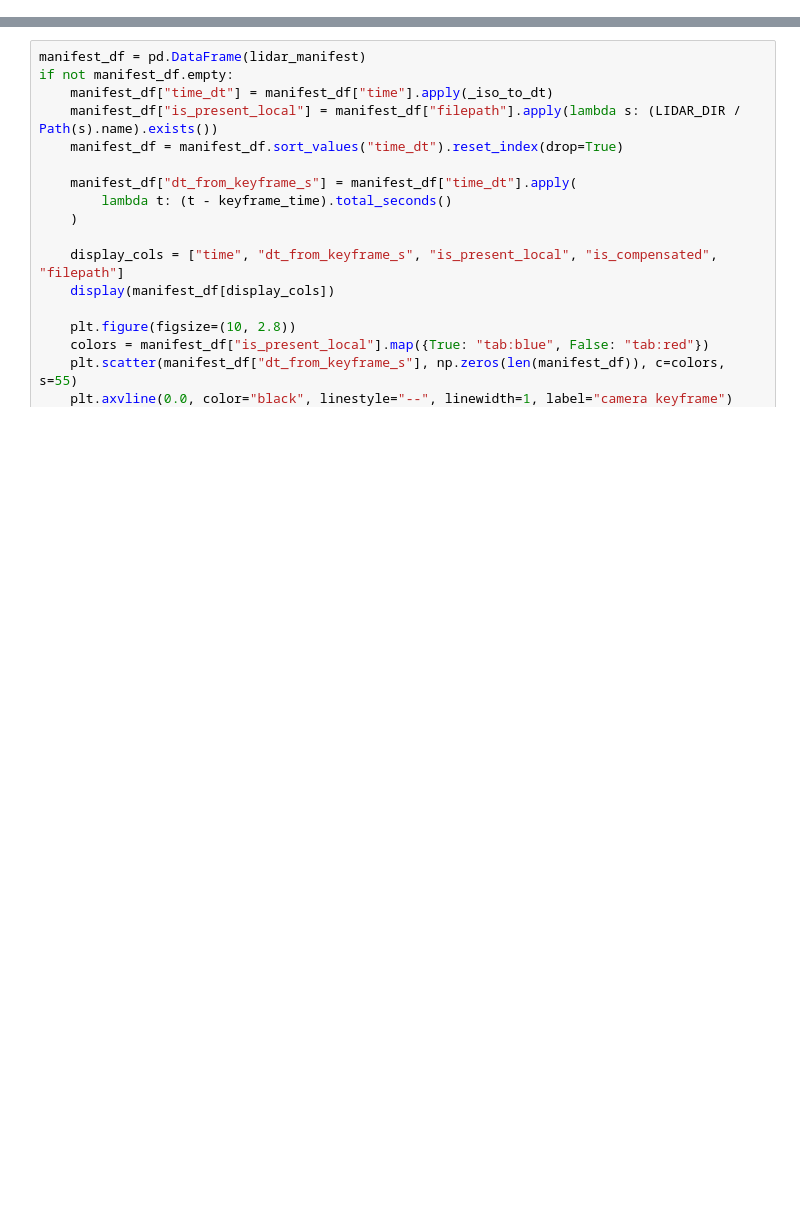
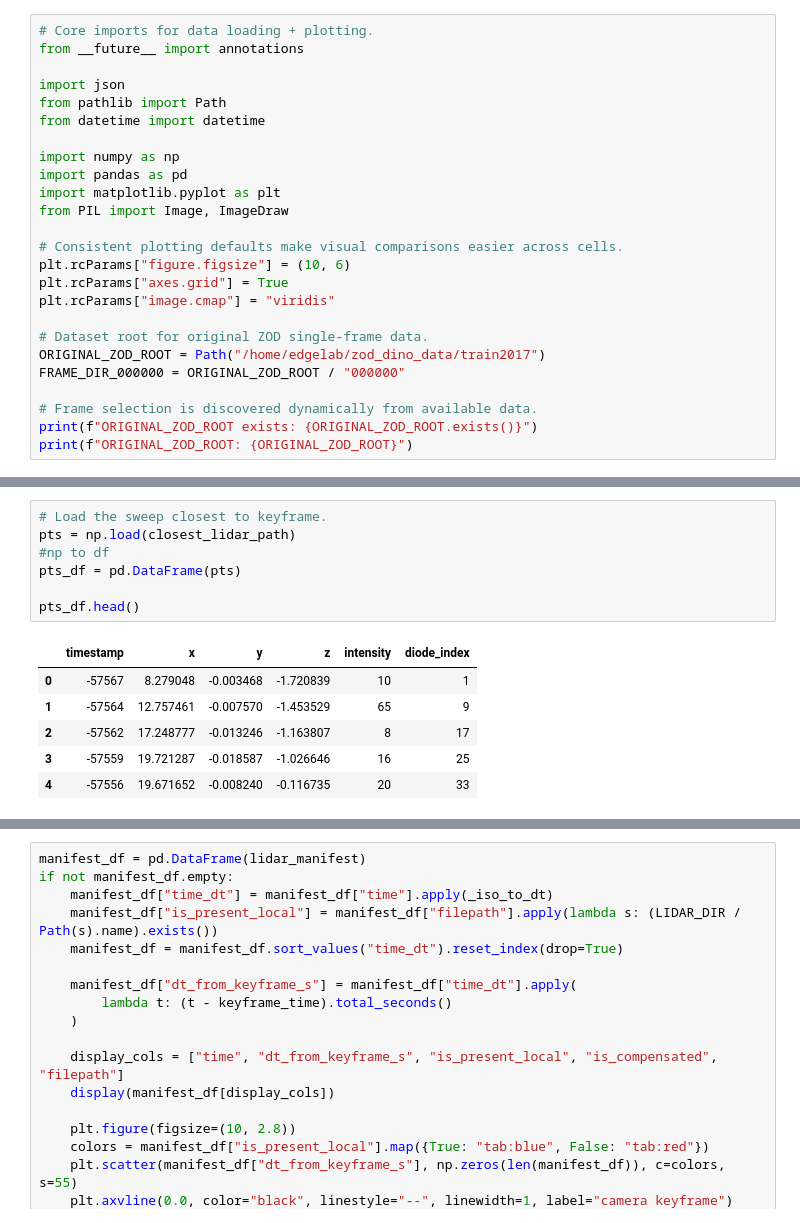
Before and after one commit to scaleoutsystems/multimodal-MoE, a Jupyter notebook: notebooks/LiDAR_exploration.ipynb, the cells around one changed output, grey strips where cells are left out. Cells and saved outputs as stored; diff of their text form; blank space fills up the shorter version.

```diff
--- a/notebooks/LiDAR_exploration.ipynb
+++ b/notebooks/LiDAR_exploration.ipynb
@@ -417,0 +3,25 @@ This is exactly why the LiDAR folder can look “too crowded” compared to came
+# %%
+# Core imports for data loading + plotting.
+from __future__ import annotations
+
+import json
+from pathlib import Path
+from datetime import datetime
+
+import numpy as np
+import pandas as pd
+import matplotlib.pyplot as plt
+from PIL import Image, ImageDraw
+
+# Consistent plotting defaults make visual comparisons easier across cells.
+plt.rcParams["figure.figsize"] = (10, 6)
+plt.rcParams["axes.grid"] = True
+plt.rcParams["image.cmap"] = "viridis"
+
+# Dataset root for original ZOD single-frame data.
+ORIGINAL_ZOD_ROOT = Path("/home/edgelab/zod_dino_data/train2017")
+FRAME_DIR_000000 = ORIGINAL_ZOD_ROOT / "000000"
+
+# Frame selection is discovered dynamically from available data.
+print(f"ORIGINAL_ZOD_ROOT exists: {ORIGINAL_ZOD_ROOT.exists()}")
+print(f"ORIGINAL_ZOD_ROOT: {ORIGINAL_ZOD_ROOT}")
@@ -417,0 +252,14 @@ This is exactly why the LiDAR folder can look “too crowded” compared to came
+# %%
+# Load the sweep closest to keyframe.
+pts = np.load(closest_lidar_path)
+#np to df
+pts_df = pd.DataFrame(pts)
+
+pts_df.head()
+# %% [output]
+|  | timestamp | x | y | z | intensity | diode_index |
+| 0 | -57567 | 8.279048 | -0.003468 | -1.720839 | 10 | 1 |
+| 1 | -57564 | 12.757461 | -0.007570 | -1.453529 | 65 | 9 |
+| 2 | -57562 | 17.248777 | -0.013246 | -1.163807 | 8 | 17 |
+| 3 | -57559 | 19.721287 | -0.018587 | -1.026646 | 16 | 25 |
+| 4 | -57556 | 19.671652 | -0.008240 | -0.116735 | 20 | 33 |
```
Also changed, not shown: parts of 43 cells of this notebook.
